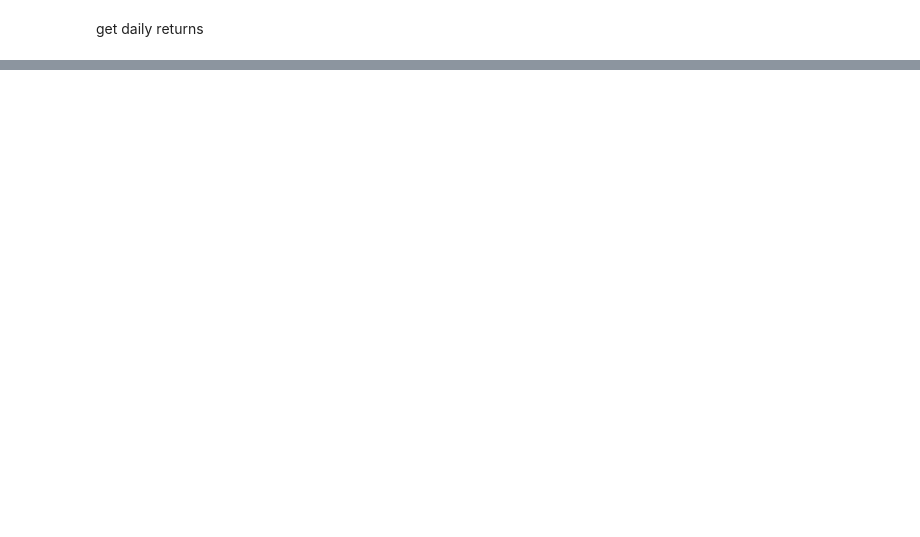
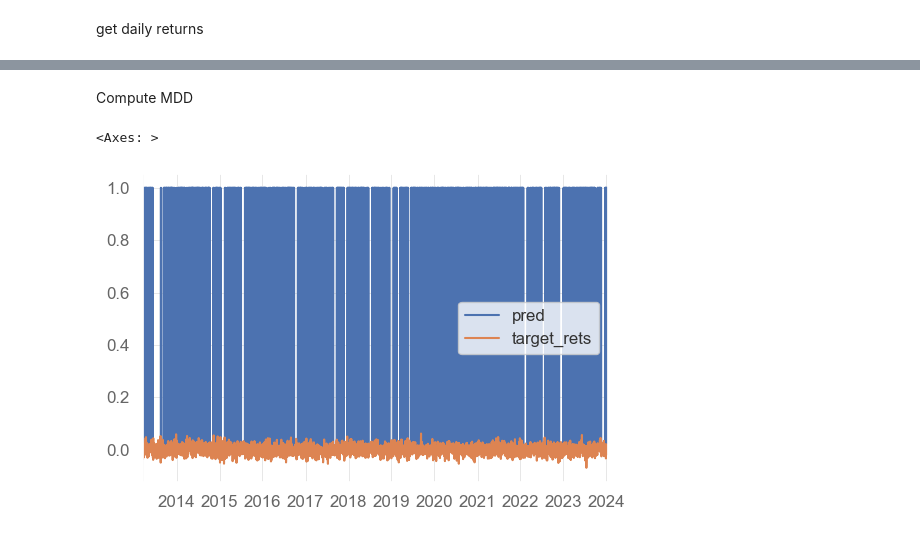
Before and after one commit to Tommylee1013/FinancialMachineLearning, a Jupyter notebook: meta_labeling/Position_sizing_with_calibration.ipynb, the cells around one changed output, grey strips where cells are left out. Cells and saved outputs as stored; diff of their text form; code cells hidden in the pictures; blank space fills up the shorter version.

```diff
--- a/meta_labeling/Position_sizing_with_calibration.ipynb
+++ b/meta_labeling/Position_sizing_with_calibration.ipynb
@@ -461,0 +578,5 @@ plt.show()
+# %%
+all_or_nothing[all_or_nothing >= 0.5] = 1
+all_or_nothing[all_or_nothing < 0.5] = 0
+all_or_nothing_isotonic[all_or_nothing_isotonic >= 0.5] = 1
+all_or_nothing_isotonic[all_or_nothing_isotonic < 0.5] = 0
@@ -461,0 +585,5 @@ plt.show()
+# %%
+data_test_set['all_or_nothing_size'] = 0
+data_test_set['all_or_nothing_iso_size'] = 0
+data_test_set.loc[all_or_nothing.index, 'all_or_nothing_size'] = all_or_nothing
+data_test_set.loc[all_or_nothing_isotonic.index, 'all_or_nothing_iso_size'] = all_or_nothing_isotonic
@@ -461,0 +592,3 @@ plt.show()
+# %%
+data_test_set['all_or_nothing_rets'] = (data_test_set['all_or_nothing_size'] * target_test).shift(1)
+data_test_set['all_or_nothing_iso_rets'] = (data_test_set['all_or_nothing_iso_size'] * target_test).shift(1)
@@ -461,0 +599,2 @@ plt.show()
+# %%
+data_test_set = data_test_set.iloc[1:]
@@ -461,0 +705,2 @@ plt.show()
+# %% [markdown]
+Compute MDD
@@ -461,0 +723,5 @@ plt.show()
+# %%
+data_test_set[['pred', 'target_rets']].plot(figsize = (6, 4))
+# %% [output]
+<Axes: >
+[figure, added]
```
Also changed, not shown: parts of 61 cells of this notebook, 15 other files.
